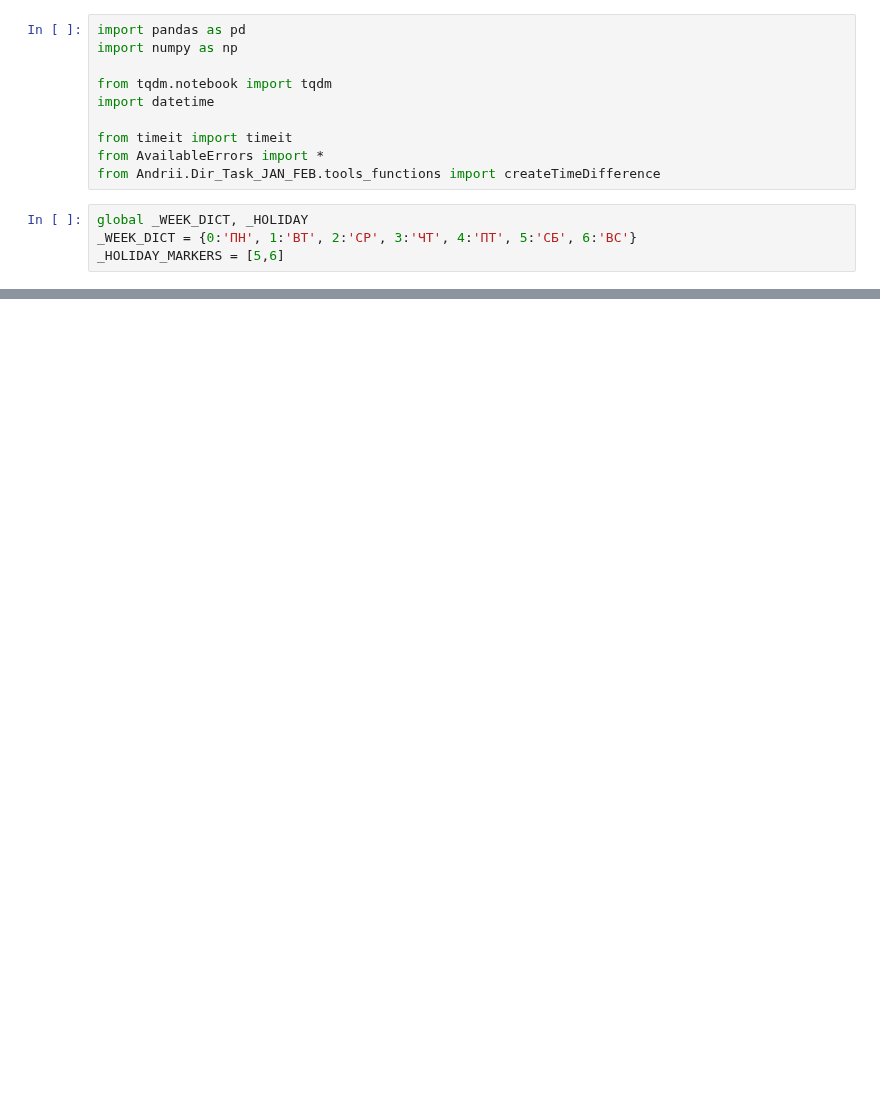
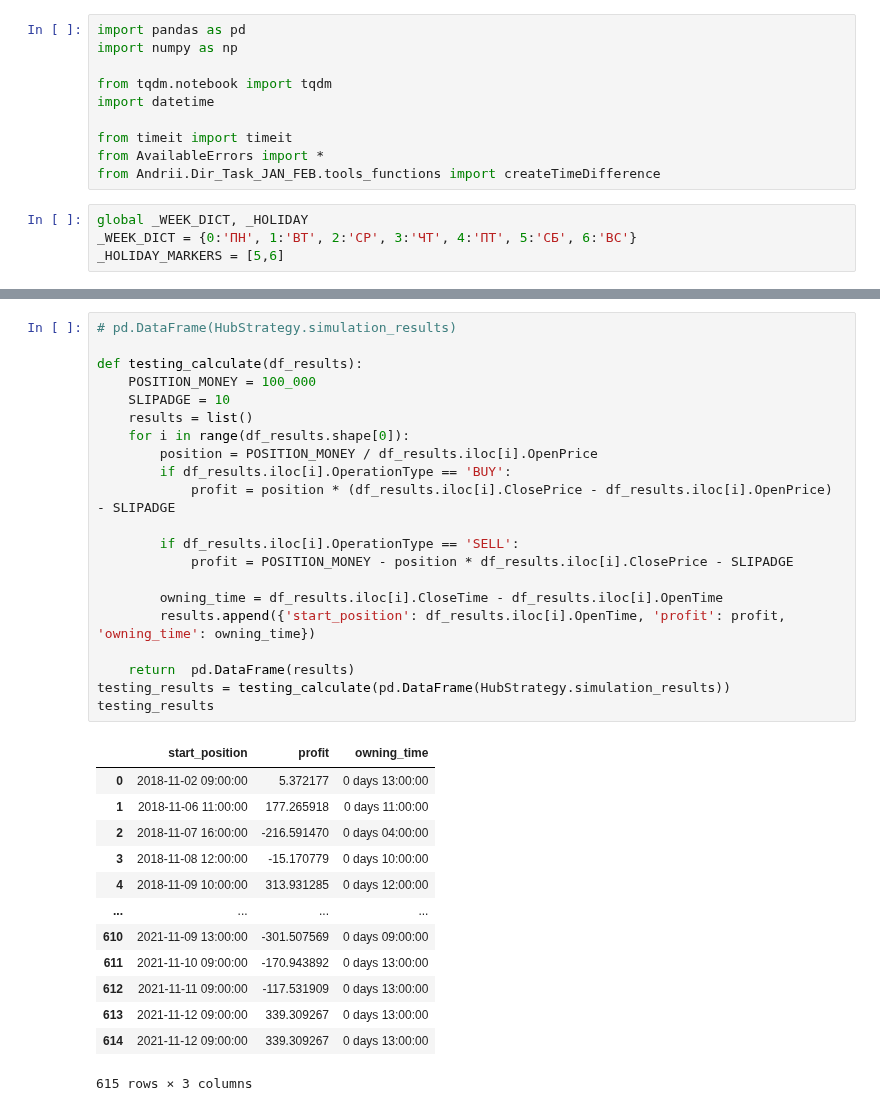
Before and after one commit to Molozey/algo-andrii, a Jupyter notebook: Andrii/Dir_Task_JAN_FEB/Constructor_new_Logic.ipynb, the cells around one changed output, grey strips where cells are left out. Saved outputs shown, nothing was run; the diff lists cells and outputs as text; blank space fills up the shorter version.

```diff
--- a/Andrii/Dir_Task_JAN_FEB/Constructor_new_Logic.ipynb
+++ b/Andrii/Dir_Task_JAN_FEB/Constructor_new_Logic.ipynb
@@ -640,0 +660,35 @@ len(HubStrategy.testing_simulation())
+# %%
+# pd.DataFrame(HubStrategy.simulation_results)
+
+def testing_calculate(df_results):
+    POSITION_MONEY = 100_000
+    SLIPADGE = 10
+    results = list()
+    for i in range(df_results.shape[0]):
+        position = POSITION_MONEY / df_results.iloc[i].OpenPrice
+        if df_results.iloc[i].OperationType == 'BUY':
+            profit = position * (df_results.iloc[i].ClosePrice - df_results.iloc[i].OpenPrice) - SLIPADGE
+
+        if df_results.iloc[i].OperationType == 'SELL':
+            profit = POSITION_MONEY - position * df_results.iloc[i].ClosePrice - SLIPADGE
+
+        owning_time = df_results.iloc[i].CloseTime - df_results.iloc[i].OpenTime
+        results.append({'start_position': df_results.iloc[i].OpenTime, 'profit': profit, 'owning_time': owning_time})
+
+    return  pd.DataFrame(results)
+testing_results = testing_calculate(pd.DataFrame(HubStrategy.simulation_results))
+testing_results
+# %% [output]
+|  | start_position | profit | owning_time |
+| 0 | 2018-11-02 09:00:00 | 5.372177 | 0 days 13:00:00 |
+| 1 | 2018-11-06 11:00:00 | 177.265918 | 0 days 11:00:00 |
+| 2 | 2018-11-07 16:00:00 | -216.591470 | 0 days 04:00:00 |
+| 3 | 2018-11-08 12:00:00 | -15.170779 | 0 days 10:00:00 |
+| 4 | 2018-11-09 10:00:00 | 313.931285 | 0 days 12:00:00 |
+| ... | ... | ... | ... |
+| 610 | 2021-11-09 13:00:00 | -301.507569 | 0 days 09:00:00 |
+| 611 | 2021-11-10 09:00:00 | -170.943892 | 0 days 13:00:00 |
+| 612 | 2021-11-11 09:00:00 | -117.531909 | 0 days 13:00:00 |
+| 613 | 2021-11-12 09:00:00 | 339.309267 | 0 days 13:00:00 |
+| 614 | 2021-11-12 09:00:00 | 339.309267 | 0 days 13:00:00 |
+615 rows × 3 columns
```
Also changed, not shown: parts of 5 cells of this notebook, 1 other file.
